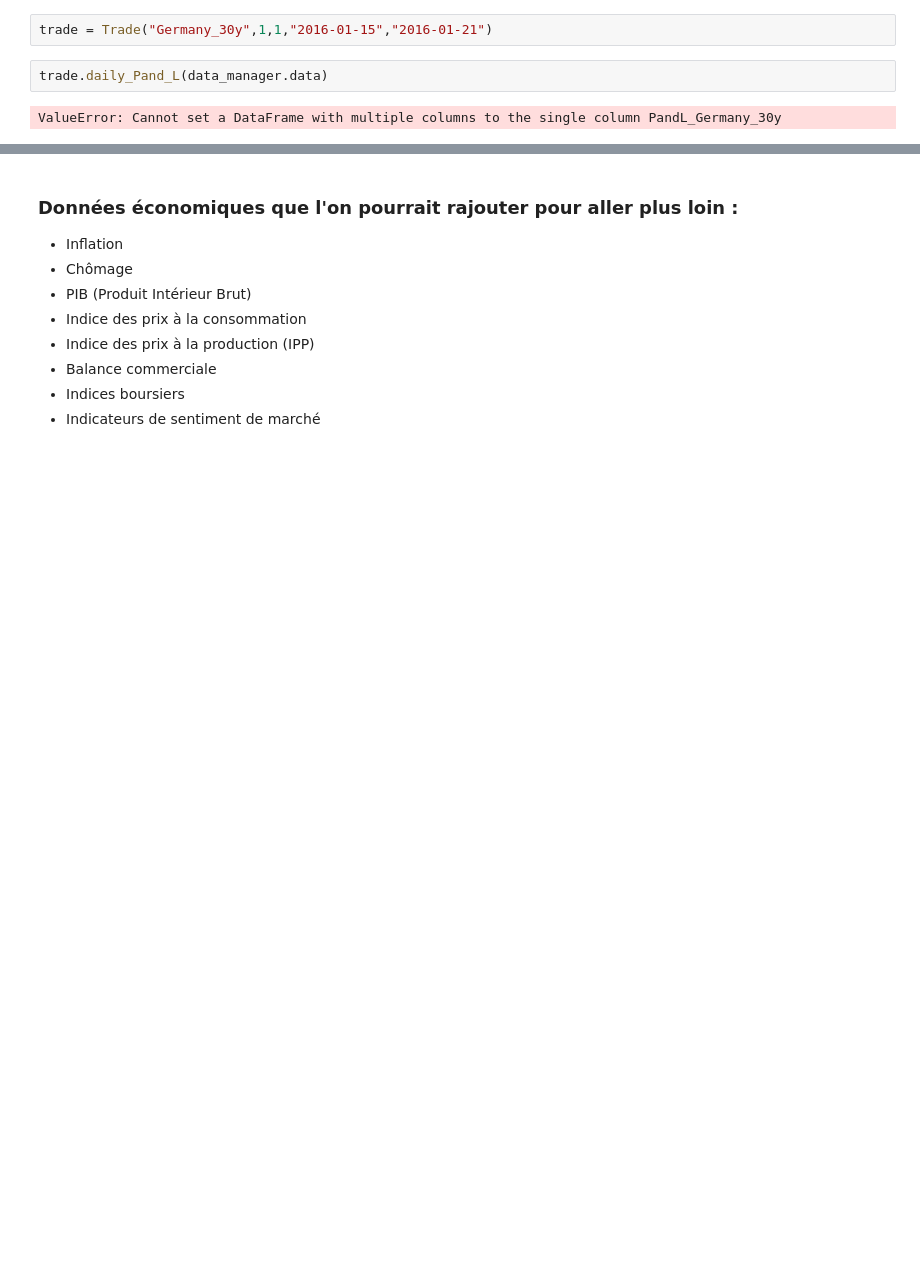
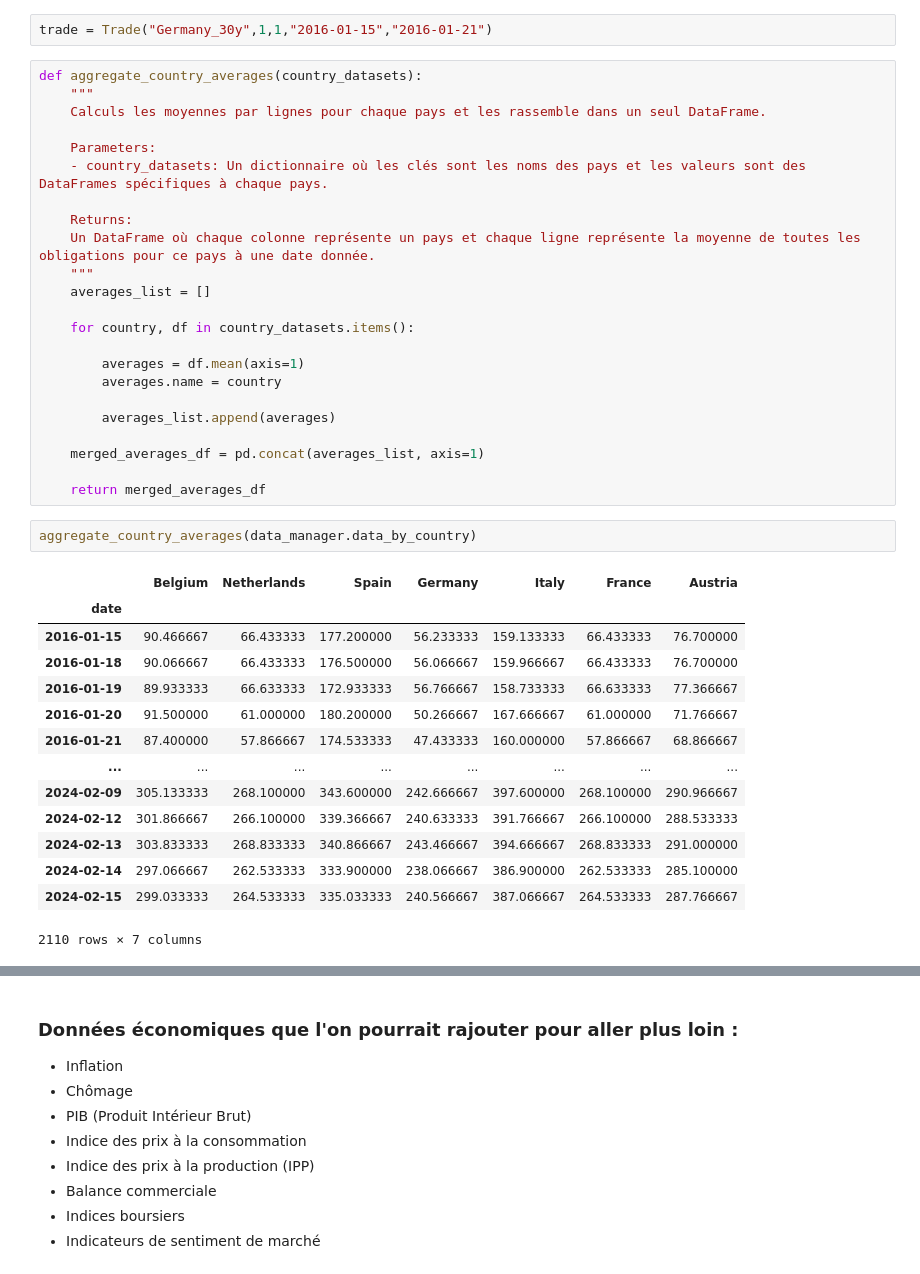
Before and after one commit to MartialLig/Govies_Quant_Trading, a Jupyter notebook: Project/playground.ipynb, the cells around one changed output, grey strips where cells are left out. Saved outputs shown, nothing was run; the diff lists cells and outputs as text; blank space fills up the shorter version.

Commit message:
maj framework backtesting

```diff
--- a/Project/playground.ipynb
+++ b/Project/playground.ipynb
@@ -257,7 +257,43 @@ data_manager.data["2016-01-15":"2016-01-21"].loc[:,['Germany_30y']]
 | 2016-01-21 | 121.4 |
 # %%
 trade = Trade("Germany_30y",1,1,"2016-01-15","2016-01-21")
-# %%
-trade.daily_Pand_L(data_manager.data)
-# %% [output]
-ValueError: Cannot set a DataFrame with multiple columns to the single column PandL_Germany_30y
+# %%
+def aggregate_country_averages(country_datasets):
+    """
+    Calculs les moyennes par lignes pour chaque pays et les rassemble dans un seul DataFrame.
+
+    Parameters:
+    - country_datasets: Un dictionnaire où les clés sont les noms des pays et les valeurs sont des DataFrames spécifiques à chaque pays.
+
+    Returns:
+    Un DataFrame où chaque colonne représente un pays et chaque ligne représente la moyenne de toutes les obligations pour ce pays à une date donnée.
+    """
+    averages_list = []
+
+    for country, df in country_datasets.items():
+
+        averages = df.mean(axis=1)
+        averages.name = country
+
+        averages_list.append(averages)
+
+    merged_averages_df = pd.concat(averages_list, axis=1)
+
+    return merged_averages_df
+# %%
+aggregate_country_averages(data_manager.data_by_country)
+# %% [output]
+|  | Belgium | Netherlands | Spain | Germany | Italy | France | Austria |
+| date |  |  |  |  |  |  |  |
+| 2016-01-15 | 90.466667 | 66.433333 | 177.200000 | 56.233333 | 159.133333 | 66.433333 | 76.700000 |
+| 2016-01-18 | 90.066667 | 66.433333 | 176.500000 | 56.066667 | 159.966667 | 66.433333 | 76.700000 |
+| 2016-01-19 | 89.933333 | 66.633333 | 172.933333 | 56.766667 | 158.733333 | 66.633333 | 77.366667 |
+| 2016-01-20 | 91.500000 | 61.000000 | 180.200000 | 50.266667 | 167.666667 | 61.000000 | 71.766667 |
+| 2016-01-21 | 87.400000 | 57.866667 | 174.533333 | 47.433333 | 160.000000 | 57.866667 | 68.866667 |
+| ... | ... | ... | ... | ... | ... | ... | ... |
+| 2024-02-09 | 305.133333 | 268.100000 | 343.600000 | 242.666667 | 397.600000 | 268.100000 | 290.966667 |
+| 2024-02-12 | 301.866667 | 266.100000 | 339.366667 | 240.633333 | 391.766667 | 266.100000 | 288.533333 |
+| 2024-02-13 | 303.833333 | 268.833333 | 340.866667 | 243.466667 | 394.666667 | 268.833333 | 291.000000 |
+| 2024-02-14 | 297.066667 | 262.533333 | 333.900000 | 238.066667 | 386.900000 | 262.533333 | 285.100000 |
+| 2024-02-15 | 299.033333 | 264.533333 | 335.033333 | 240.566667 | 387.066667 | 264.533333 | 287.766667 |
+2110 rows × 7 columns
```
Also changed, not shown: parts of 7 cells of this notebook, 5 other files.
